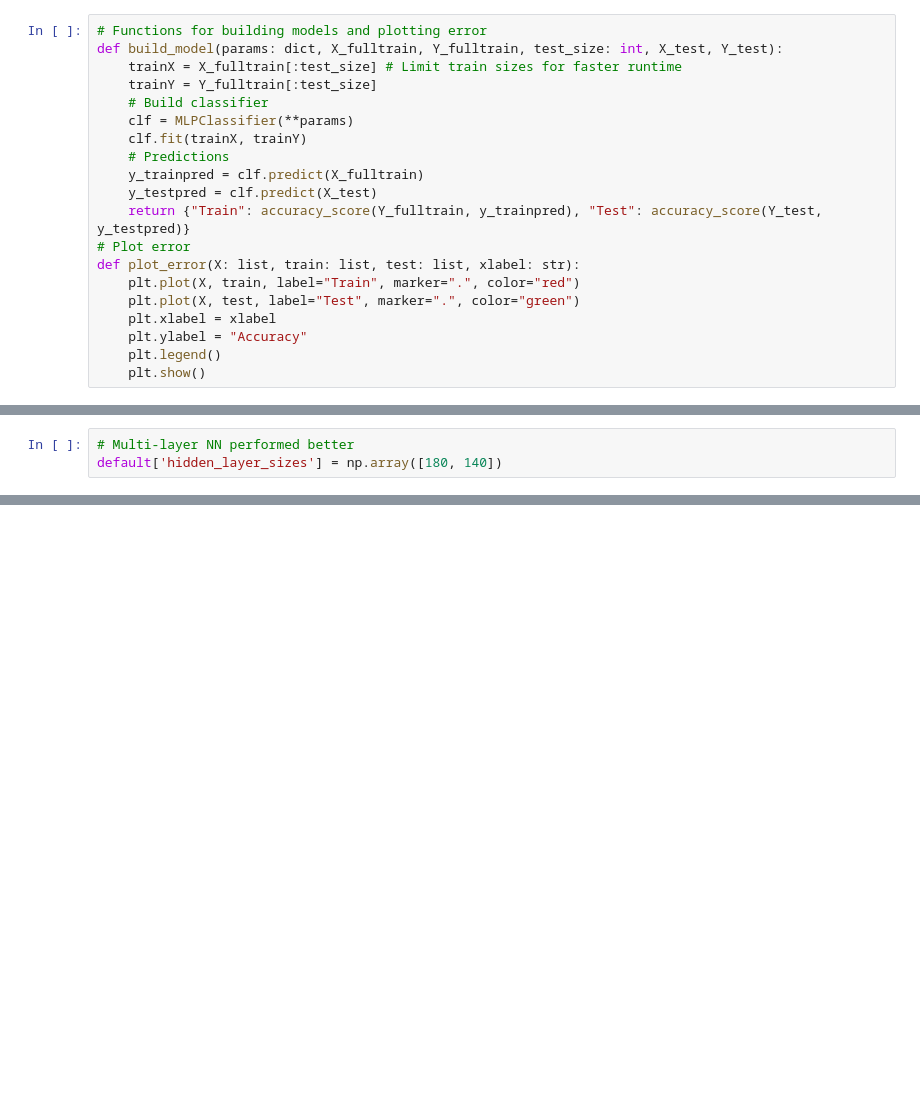
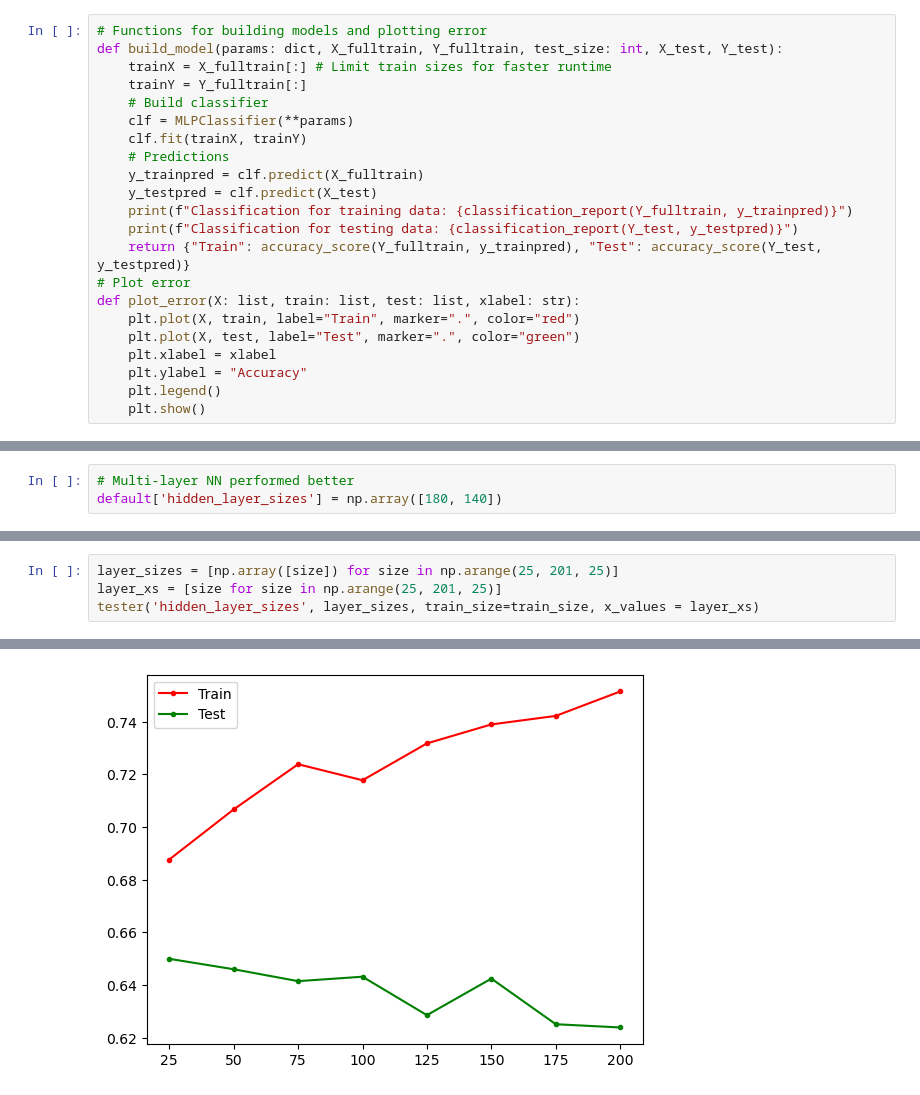
Before and after one commit to Aokijiop/CS178-IMDB-Classification, a Jupyter notebook: feedforwardNN.ipynb, the cells around one changed output, grey strips where cells are left out. Cells and saved outputs as stored; diff of their text form; blank space fills up the shorter version.

```diff
--- a/feedforwardNN.ipynb
+++ b/feedforwardNN.ipynb
@@ -34,14 +35,16 @@ default = {
 # %%
 # Functions for building models and plotting error
 def build_model(params: dict, X_fulltrain, Y_fulltrain, test_size: int, X_test, Y_test):
-    trainX = X_fulltrain[:test_size] # Limit train sizes for faster runtime
-    trainY = Y_fulltrain[:test_size]
+    trainX = X_fulltrain[:] # Limit train sizes for faster runtime
+    trainY = Y_fulltrain[:]
     # Build classifier
     clf = MLPClassifier(**params)
     clf.fit(trainX, trainY)
     # Predictions
     y_trainpred = clf.predict(X_fulltrain)
     y_testpred = clf.predict(X_test)
+    print(f"Classification for training data: {classification_report(Y_fulltrain, y_trainpred)}")
+    print(f"Classification for testing data: {classification_report(Y_test, y_testpred)}")
     return {"Train": accuracy_score(Y_fulltrain, y_trainpred), "Test": accuracy_score(Y_test, y_testpred)}
 # Plot error
 def plot_error(X: list, train: list, test: list, xlabel: str):
@@ -431,0 +267,5 @@ Vectorizing testing...
+# %%
+layer_sizes = [np.array([size]) for size in np.arange(25, 201, 25)]
+layer_xs = [size for size in np.arange(25, 201, 25)]
+tester('hidden_layer_sizes', layer_sizes, train_size=train_size, x_values = layer_xs)
+# %% [output]
@@ -431,0 +289 @@ Vectorizing testing...
+[figure, added]
```
Also changed, not shown: parts of 29 cells of this notebook.
